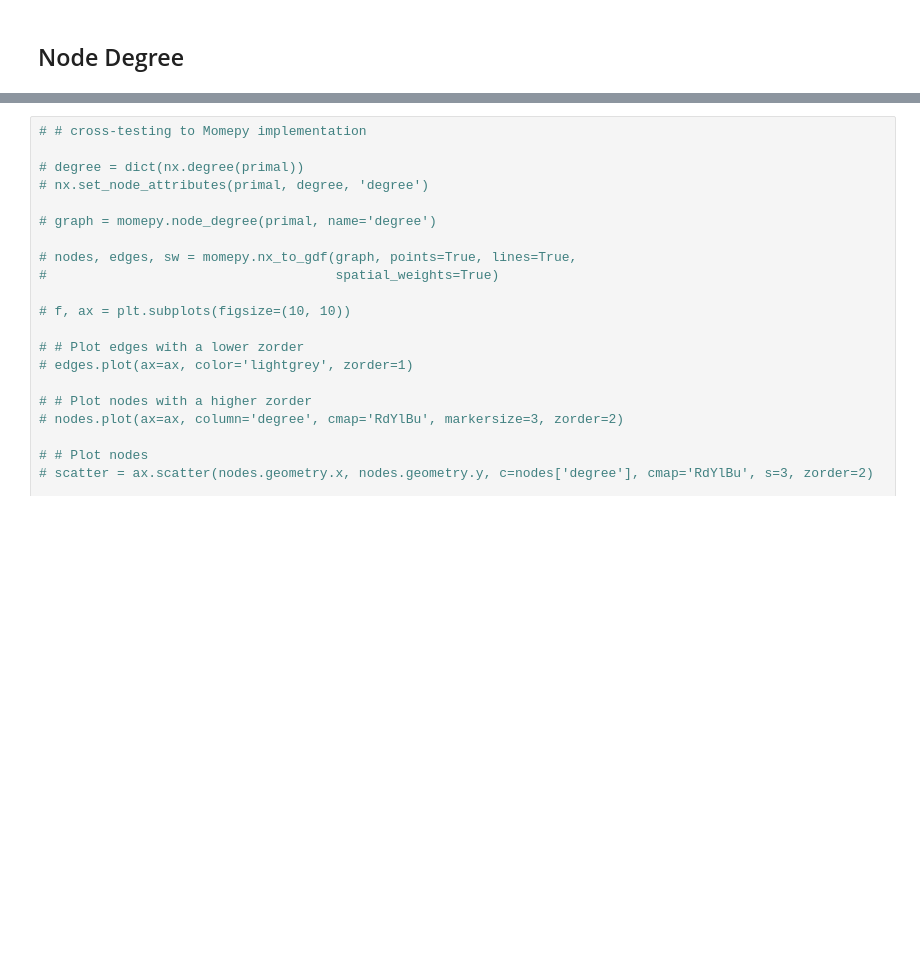
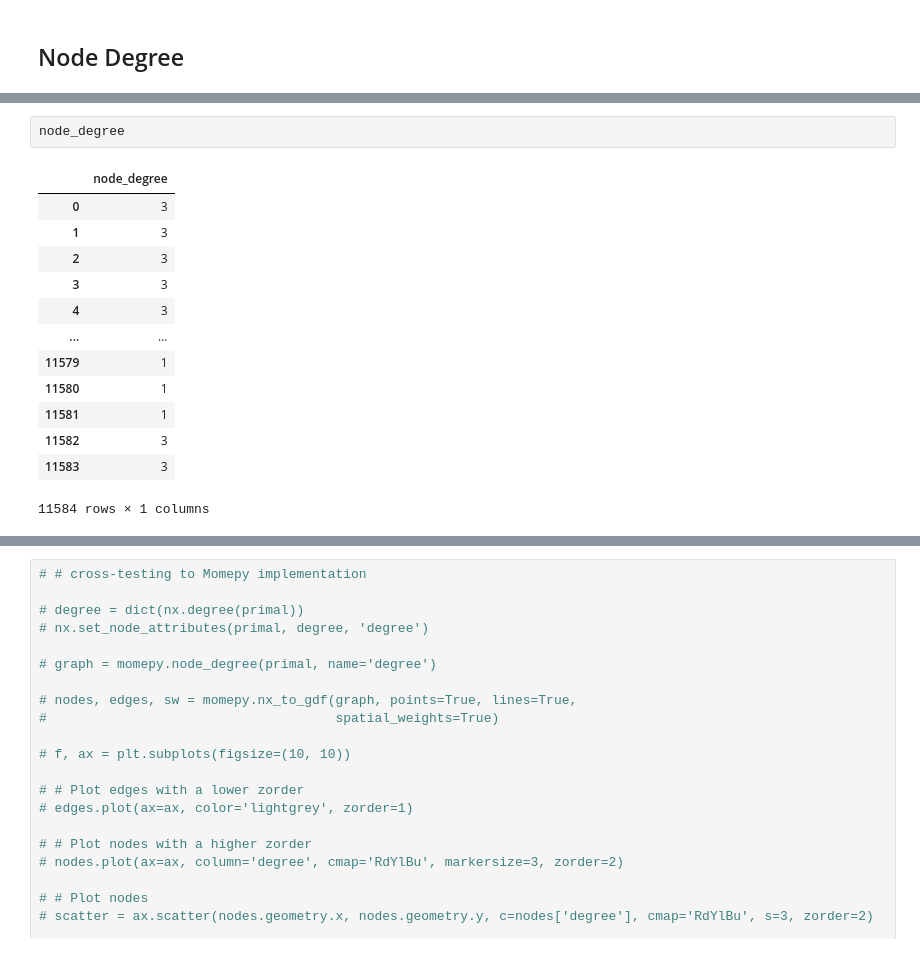
Before and after one commit to virgilxw/Morphology_model_v1, a Jupyter notebook: 5_network.ipynb, the cells around one changed output, grey strips where cells are left out. Drawn from its saved outputs; the diff is of its cells as text; blank space fills up the shorter version.

```diff
--- a/5_network.ipynb
+++ b/5_network.ipynb
@@ -75,0 +108,16 @@ node_degree = pd.DataFrame.from_dict(node_degree, orient='index').rename(columns
+# %%
+node_degree
+# %% [output]
+|  | node_degree |
+| 0 | 3 |
+| 1 | 3 |
+| 2 | 3 |
+| 3 | 3 |
+| 4 | 3 |
+| ... | ... |
+| 11579 | 1 |
+| 11580 | 1 |
+| 11581 | 1 |
+| 11582 | 3 |
+| 11583 | 3 |
+11584 rows × 1 columns
```
Also changed, not shown: parts of 60 cells of this notebook, 3 other files.
